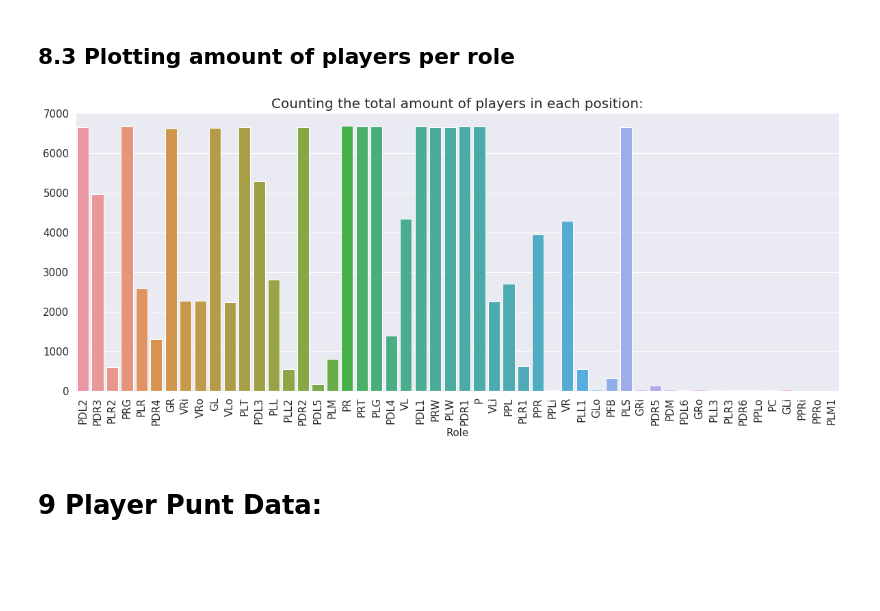
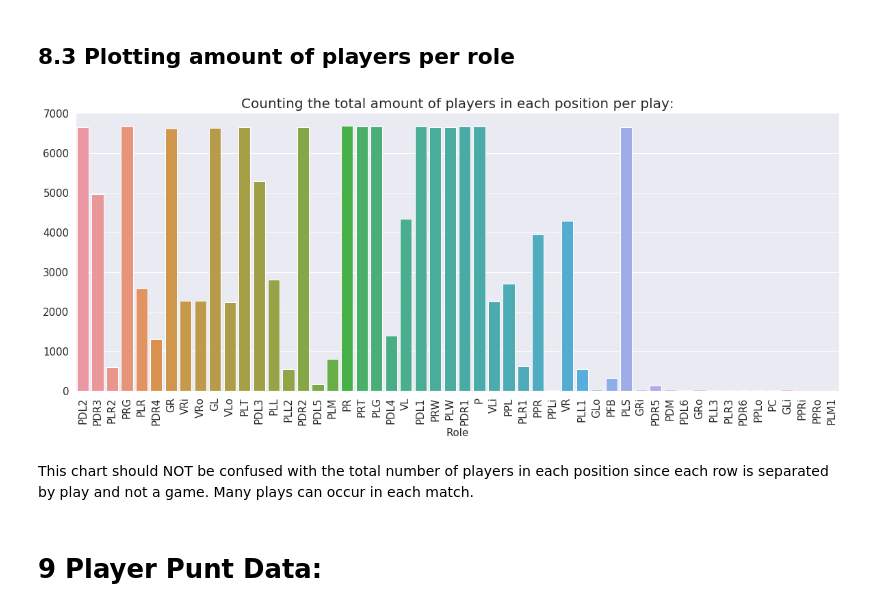
Before and after one commit to CJL89/NFL-Punt-Analysis, a Jupyter notebook: NFL_Punt_Analysis.ipynb, the cells around one changed output. Saved outputs shown, nothing was run; the diff lists cells and outputs as text; code cells hidden in the pictures; blank space fills up the shorter version.

```diff
--- a/NFL_Punt_Analysis.ipynb
+++ b/NFL_Punt_Analysis.ipynb
@@ -679,16 +681,18 @@ memory usage: 5.6+ MB
 # %%
 plt.figure(figsize=(20, 7.5))
 
 _ = sns.countplot(play_player_role_data['Role'])
-plt.title('Counting the total amount of players in each position:', fontsize=20)
+plt.title('Counting the total amount of players in each position per play:', fontsize=20)
 plt.xticks(rotation=90, fontsize=15)
 plt.yticks(fontsize=15)
 plt.xlabel('Role', fontsize=15)
 plt.ylabel('')
 
 plt.show()
 # %% [output]
-[figure, old version]
+[figure, new version]
+# %% [markdown]
+This chart should NOT be confused with the total number of players in each position since each row is separated by play and not a game. Many plays can occur in each match.
 # %% [markdown]
 # <a id='player_punt_data'><b>9 Player Punt Data:</b></a>
 # %%
```
Also changed, not shown: parts of 8 cells of this notebook.
